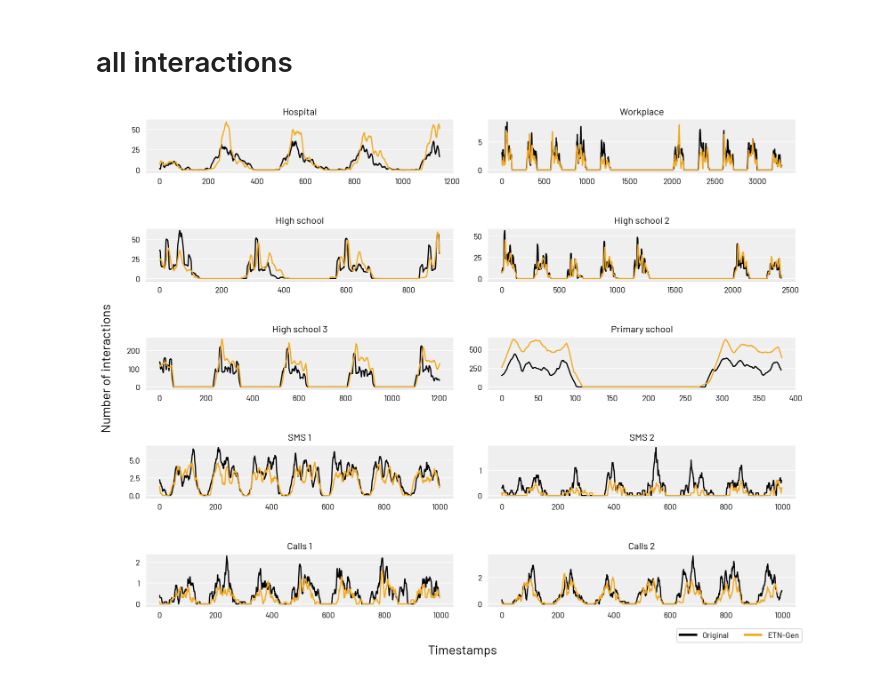
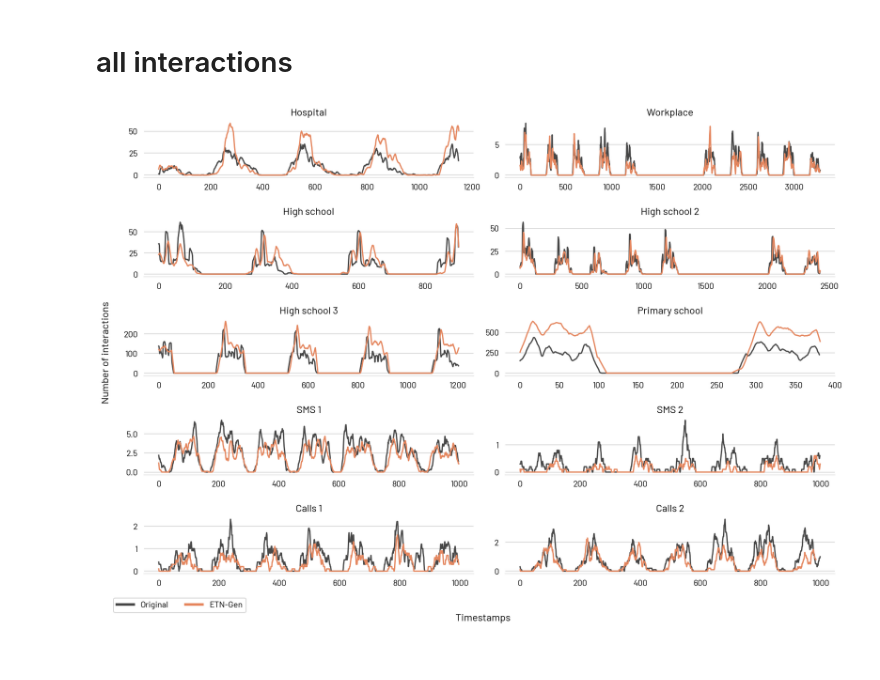
Before and after one commit to AntonioLonga/ETNgen, a Jupyter notebook: Evaluation/Number of interaction.ipynb, the cells around one changed output. Saved outputs shown, nothing was run; the diff lists cells and outputs as text; code cells hidden in the pictures.

```diff
--- a/Evaluation/Number of interaction.ipynb
+++ b/Evaluation/Number of interaction.ipynb
@@ -268,18 +248,35 @@ TAG_COLOR = "#841E62"
 DYM_COLOR = "#346B6D"
 
 
+
+
+ORIGINAL_COLOR = '#474747' #dark grey
+ETN_COLOR = '#E5865E' # arancio
+STM_COLOR = '#95D1D3' # light blue
+TAG_COLOR = '#8F2E27' # rosso
+DYM_COLOR = '#558B8F' # teal
+
+
+line_width = 1.5
+
+
 def plot_all_nb_int_one_graph(ax,ori,gen,title,legend=False):
     ax.set_title(title)
-    ax.plot(moving_average(nb_interactions(ori)),color=ORIGINAL_COLOR,label="Original")
-    ax.plot(moving_average(nb_interactions(gen)),color=ETN_COLOR,label="ETN")
+    ax.plot(moving_average(nb_interactions(ori)),color=ORIGINAL_COLOR,label="Original",lw=line_width)
+    ax.plot(moving_average(nb_interactions(gen)),color=ETN_COLOR,label="ETN",lw=line_width)
     #ax.set_xlabel("Timestamps")
     #ax.set_ylabel("Number of interactions")
-    ax.set_facecolor('#EFEFEF')
 
     ax.tick_params(bottom=False, right=False,left=False)
     ax.set_axisbelow(True)
-    ax.yaxis.grid(True, color='#FFFFFF')
+    #ax.yaxis.grid(True, color='#FFFFFF')
+    #ax.xaxis.grid(False)
+
+    ax.yaxis.grid(True, color='lightgrey')
+    #ax.set_facecolor('#EFEFEF')
     ax.xaxis.grid(False)
+
+
 
     ax.spines['top'].set_visible(False)
     ax.spines['right'].set_visible(False)
@@ -293,7 +290,7 @@ def plot_all_nb_int_one_graph(ax,ori,gen,title,legend=False):
                            #Patch(facecolor=ETN_COLOR, edgecolor=ETN_COLOR,label='ETN-Gen')]
 
         # Create the figure
-        ax.legend(handles=legend_elements,loc='center left', bbox_to_anchor=(0.60, -0.55),ncol=2)
+        ax.legend(handles=legend_elements,loc='center left', bbox_to_anchor=(-1.2, -0.55),ncol=2)
 # %%
 hs11 = load_origin_graph("High_School11")
 hs12 = load_origin_graph("High_School12")
@@ -320,27 +317,28 @@ dtu_s_e = load_ETNgen_graph("DTU_SMS_1sett")
 ff_c_e = load_ETNgen_graph("FF_calls_1sett")
 ff_s_e = load_ETNgen_graph("FF_SMS_1sett")
 # %%
-figure, axes = plt.subplots(nrows=5, ncols=2,figsize=(12,9))
-figure.tight_layout(h_pad=5,w_pad=1)
+figure, axes = plt.subplots(nrows=5, ncols=2,figsize=(12,8))
+figure.tight_layout(h_pad=3,w_pad=1)
 
-figure.text(0.5, -0.05, 'Timestamps', ha='center',fontdict={'size':16})
-figure.text(-0.02, 0.5, 'Number of interactions', va='center', rotation='vertical',fontdict={'size':16})
+figure.text(0.5, -0.05, 'Timestamps', ha='center',fontdict={'size':12})
+figure.text(-0.02, 0.5, 'Number of interactions', va='center', rotation='vertical',fontdict={'size':12})
 
 
 plot_all_nb_int_one_graph(axes[0][0],lh,lh_e,"Hospital")
 plot_all_nb_int_one_graph(axes[0][1],invs,invs_e,"Workplace")
 
 plot_all_nb_int_one_graph(axes[1][0],hs11,hs11_e,"High school")
 plot_all_nb_int_one_graph(axes[1][1],hs12,hs12_e,"High school 2")
 
 plot_all_nb_int_one_graph(axes[2][0],hs13,hs13_e,"High school 3")
 plot_all_nb_int_one_graph(axes[2][1],ps,ps_e,"Primary school")
 
 plot_all_nb_int_one_graph(axes[3][0],dtu_s,dtu_s_e,"SMS 1")
 plot_all_nb_int_one_graph(axes[3][1],ff_s,ff_s_e,"SMS 2")
 
 plot_all_nb_int_one_graph(axes[4][0],dtu_c,dtu_c_e,"Calls 1")
 plot_all_nb_int_one_graph(axes[4][1],ff_c,ff_c_e,"Calls 2",legend=True)
-figure.savefig("nb_interactions_all_main_test_V3.pdf", bbox_inches = 'tight')
+
+figure.savefig("nb_interactions_all_main_test_V4.pdf", bbox_inches = 'tight')
 # %% [output]
-[figure, old version]
+[figure, new version]
```
Also changed, not shown: parts of 4 cells of this notebook, 30 other files.
